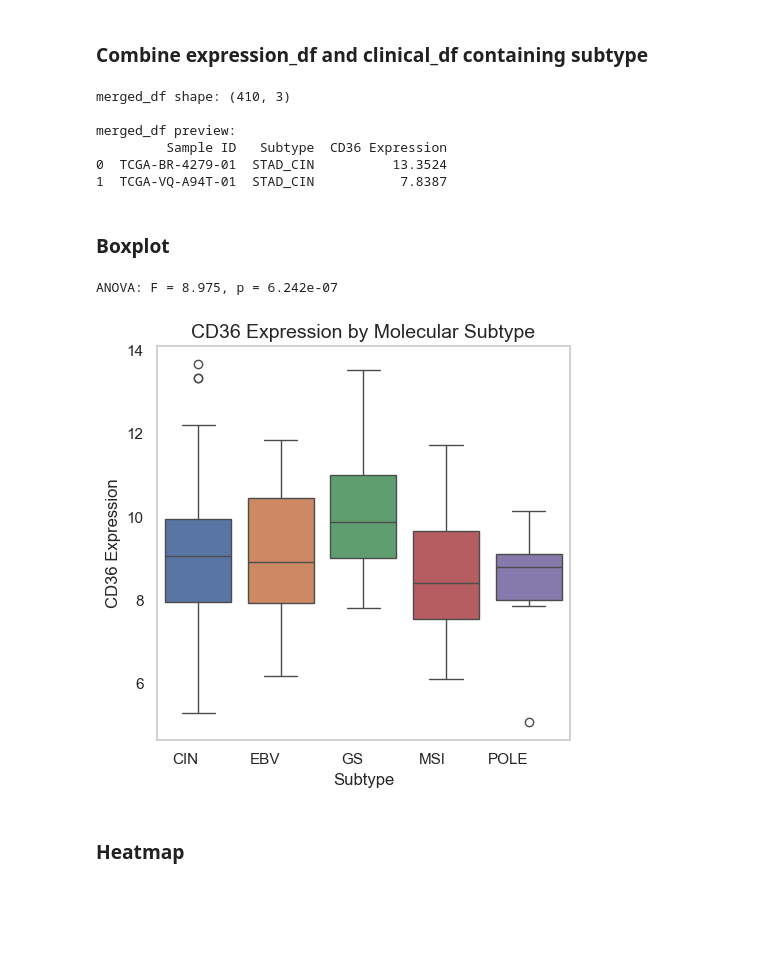
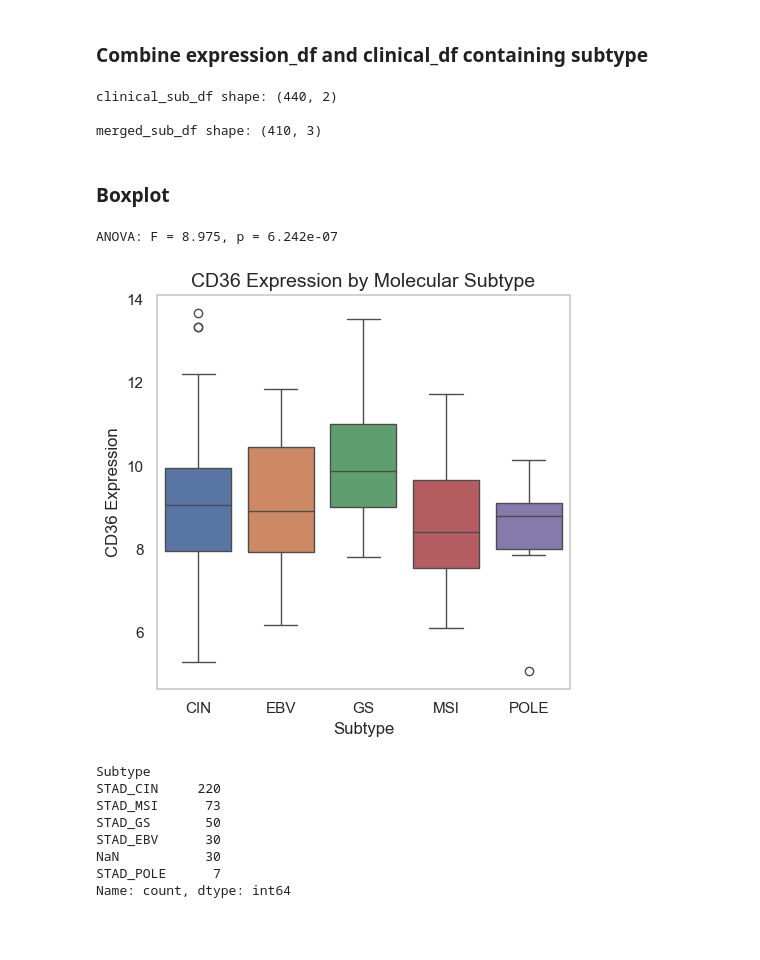
Before and after one commit to atanugiri/gastric-cancer, a Jupyter notebook: 01_Data_Analysis.ipynb, the cells around one changed output. Drawn from its saved outputs; the diff is of its cells as text; code cells hidden in the pictures; blank space fills up the shorter version.

```diff
--- a/01_Data_Analysis.ipynb
+++ b/01_Data_Analysis.ipynb
@@ -542,46 +577,56 @@ file_path = 'tcga_pan_can_atlas_2018_clinical_data.tsv'
 columns_to_use = ['Sample ID', 'Subtype']
 
 # Read the file with tab separator and selected columns
-clinical_df = pd.read_csv(file_path, sep='\t', usecols=columns_to_use)
+clinical_sub_df = pd.read_csv(file_path, sep='\t', usecols=columns_to_use)
+print(f"clinical_sub_df shape: {clinical_sub_df.shape}\n")
 
-merged_df, aligned_expression_df = merge_expression_and_clinical(expression_df, clinical_df, "CD36")
-assert list(aligned_expression_df.columns) == list(merged_df["Sample ID"])
+merged_sub_df, aligned_expression_df = merge_expression_and_clinical(expression_df, clinical_sub_df, "CD36")
+assert list(aligned_expression_df.columns) == list(merged_sub_df["Sample ID"])
 
-print(f"merged_df shape: {merged_df.shape}\n")
-print(f"merged_df preview:\n{merged_df.head(2)}\n")
+print(f"merged_sub_df shape: {merged_sub_df.shape}\n")
+# print(f"merged_df preview:\n{merged_df.head(2)}\n")
 
 # Excel Export
-merged_df.to_excel("CD36_cancer_type_data.xlsx", index=False)
+merged_sub_df.to_excel("CD36_cancer_type_data.xlsx", index=False)
 # %% [output]
-merged_df shape: (410, 3)
+clinical_sub_df shape: (440, 2)
 
-merged_df preview:
-         Sample ID   Subtype  CD36 Expression
-0  TCGA-BR-4279-01  STAD_CIN          13.3524
-1  TCGA-VQ-A94T-01  STAD_CIN           7.8387
+merged_sub_df shape: (410, 3)
 # %% [markdown]
 ### Boxplot
 # %%
 import importlib
 import plot_grouped_expression
 importlib.reload(plot_grouped_expression)
 from plot_grouped_expression import plot_grouped_expression
 
 fig, ax = plot_grouped_expression(
-    df=merged_df,
+    df=merged_sub_df,
     y_col="CD36 Expression",
     group_col="Subtype",
     plot_type="box"
 )
 
 # Customize plot
 ax.set_xticks(range(5))
-ax.set_xticklabels(["CIN", "EBV", "GS", "MSI", "POLE"], ha='right')
+ax.set_xticklabels(["CIN", "EBV", "GS", "MSI", "POLE"])
 ax.set_title("CD36 Expression by Molecular Subtype", fontsize=14)
 fig.tight_layout()
+fig.savefig("CD36_Expression_by_Molecular_Subtype.pdf", dpi=300)
 plt.show()
 # %% [output]
 ANOVA: F = 8.975, p = 6.242e-07
-[figure, old version]
+[figure, new version]
-# %% [markdown]
-### Heatmap
+# %%
+merged_sub_df["Subtype"].value_counts(dropna=False)
+# %% [output]
+Subtype
+STAD_CIN     220
+STAD_MSI      73
+STAD_GS       50
+STAD_EBV      30
+NaN           30
+STAD_POLE      7
+Name: count, dtype: int64
+# %% [markdown]
+####
```
Also changed, not shown: parts of 9 cells of this notebook.
